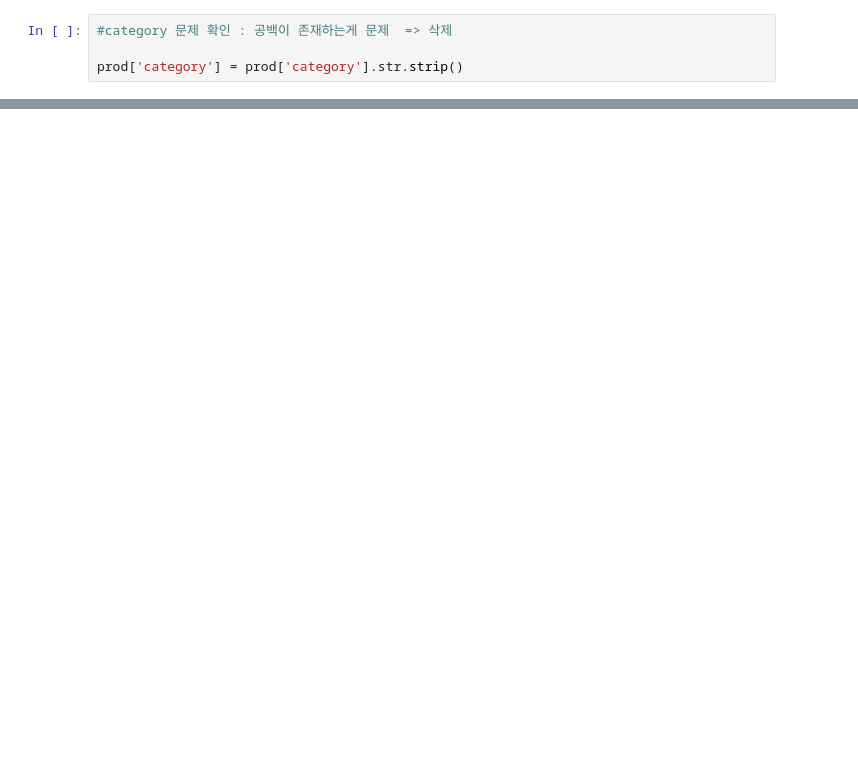
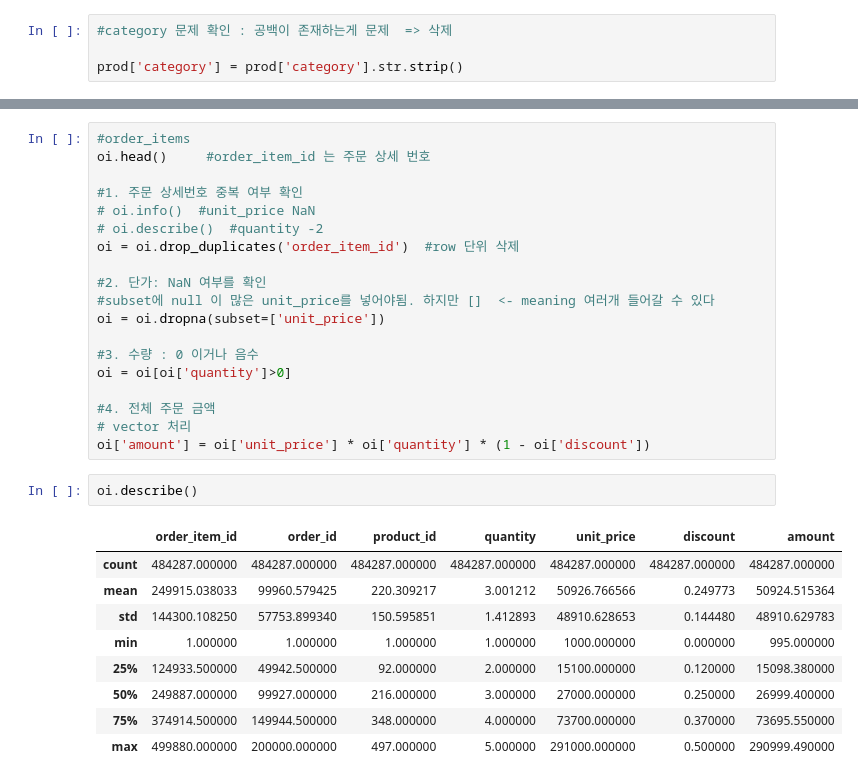
Before and after one commit to dioswifey/pandas_dev, a Jupyter notebook: chap08/we01.ipynb, the cells around one changed output, grey strips where cells are left out. Drawn from its saved outputs; the diff is of its cells as text; blank space fills up the shorter version.

Commit message:
merge, full, null handling added

```diff
--- a/chap08/we01.ipynb
+++ b/chap08/we01.ipynb
@@ -33,0 +33,31 @@ prod['category'] = prod['category'].str.strip()
+# %%
+#order_items
+oi.head()     #order_item_id 는 주문 상세 번호
+
+#1. 주문 상세번호 중복 여부 확인
+# oi.info()  #unit_price NaN
+# oi.describe()  #quantity -2
+oi = oi.drop_duplicates('order_item_id')  #row 단위 삭제
+
+#2. 단가: NaN 여부를 확인
+#subset에 null 이 많은 unit_price를 넣어야됨. 하지만 []  <- meaning 여러개 들어갈 수 있다
+oi = oi.dropna(subset=['unit_price'])
+
+#3. 수량 : 0 이거나 음수
+oi = oi[oi['quantity']>0]
+
+#4. 전체 주문 금액
+# vector 처리
+oi['amount'] = oi['unit_price'] * oi['quantity'] * (1 - oi['discount'])
+# %%
+oi.describe()
+# %% [output]
+|  | order_item_id | order_id | product_id | quantity | unit_price | discount | amount |
+| count | 484287.000000 | 484287.000000 | 484287.000000 | 484287.000000 | 484287.000000 | 484287.000000 | 484287.000000 |
+| mean | 249915.038033 | 99960.579425 | 220.309217 | 3.001212 | 50926.766566 | 0.249773 | 50924.515364 |
+| std | 144300.108250 | 57753.899340 | 150.595851 | 1.412893 | 48910.628653 | 0.144480 | 48910.629783 |
+| min | 1.000000 | 1.000000 | 1.000000 | 1.000000 | 1000.000000 | 0.000000 | 995.000000 |
+| 25% | 124933.500000 | 49942.500000 | 92.000000 | 2.000000 | 15100.000000 | 0.120000 | 15098.380000 |
+| 50% | 249887.000000 | 99927.000000 | 216.000000 | 3.000000 | 27000.000000 | 0.250000 | 26999.400000 |
+| 75% | 374914.500000 | 149944.500000 | 348.000000 | 4.000000 | 73700.000000 | 0.370000 | 73695.550000 |
+| max | 499880.000000 | 200000.000000 | 497.000000 | 5.000000 | 291000.000000 | 0.500000 | 290999.490000 |
```
Also changed, not shown: parts of 20 cells of this notebook, 3 other files.
